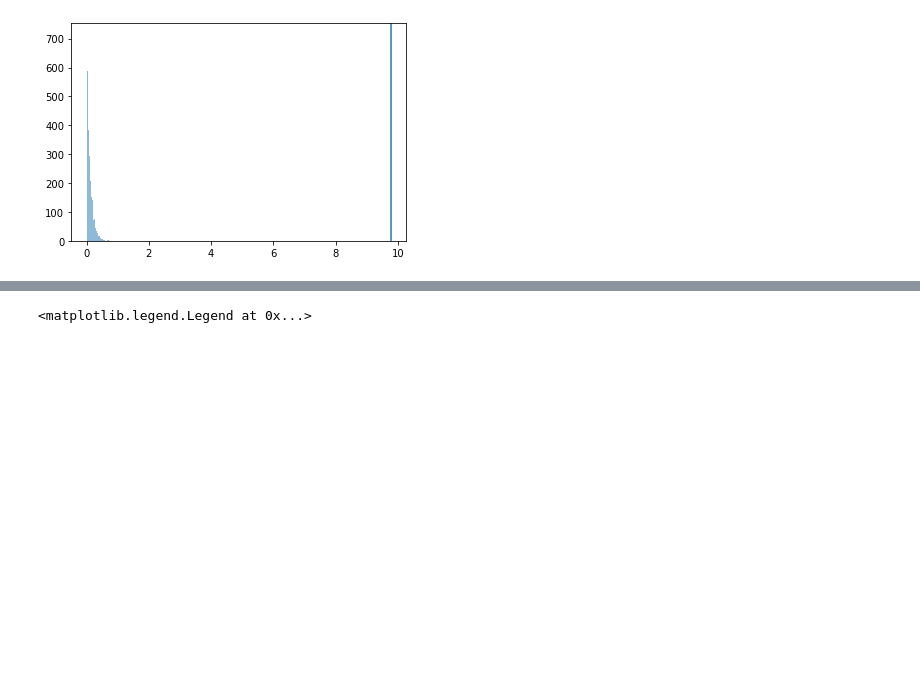
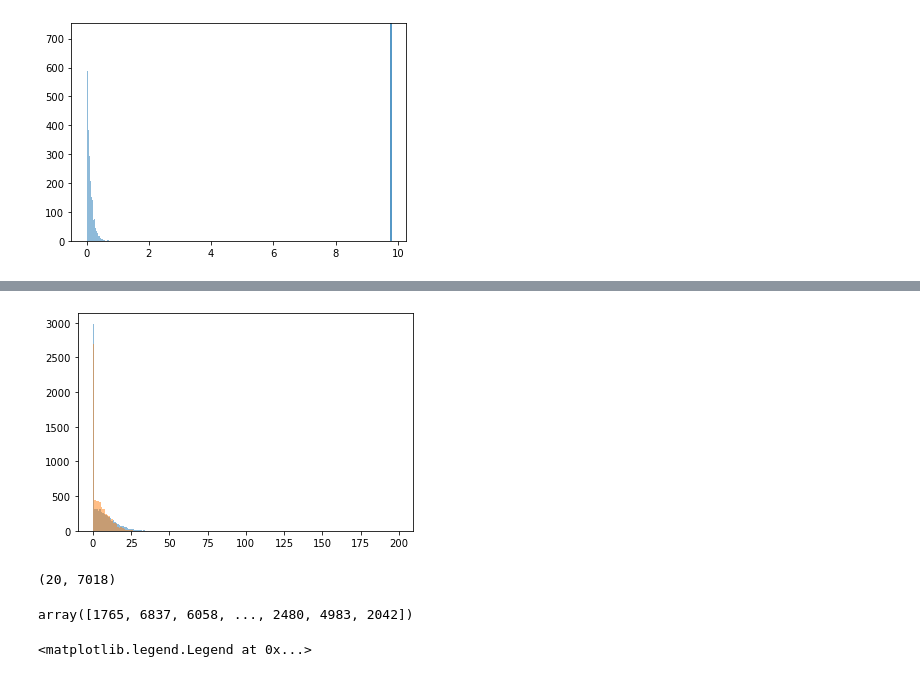
Before and after one commit to xavfunk/nma-koki, a Jupyter notebook: random-correlations.ipynb, the cells around one changed output, grey strips where cells are left out. Drawn from its saved outputs; the diff is of its cells as text; code cells hidden in the pictures; blank space fills up the shorter version.

```diff
--- a/random-correlations.ipynb
+++ b/random-correlations.ipynb
@@ -83,3 +129,19 @@ plt.show()
+# %%
+i = 5
+
+plt.hist(synthetic_neurons[i], bins = bins, alpha = .5)
+plt.hist(dat['sresp'][i], bins = bins, alpha = .5)
+plt.show()
+# %% [output]
+[figure, added]
+# %%
+dat['sresp'][:20].shape
+# %% [output]
+(20, 7018)
+# %%
+np.random.choice(dat['sresp'].shape[1], int(dat['sresp'].shape[1]*.5), replace=False)
+# %% [output]
+array([1765, 6837, 6058, ..., 2480, 4983, 2042])
 # %%
 ## potential poisson-fitting code
 from scipy.optimize import curve_fit
```
Also changed, not shown: parts of 2 cells of this notebook.
